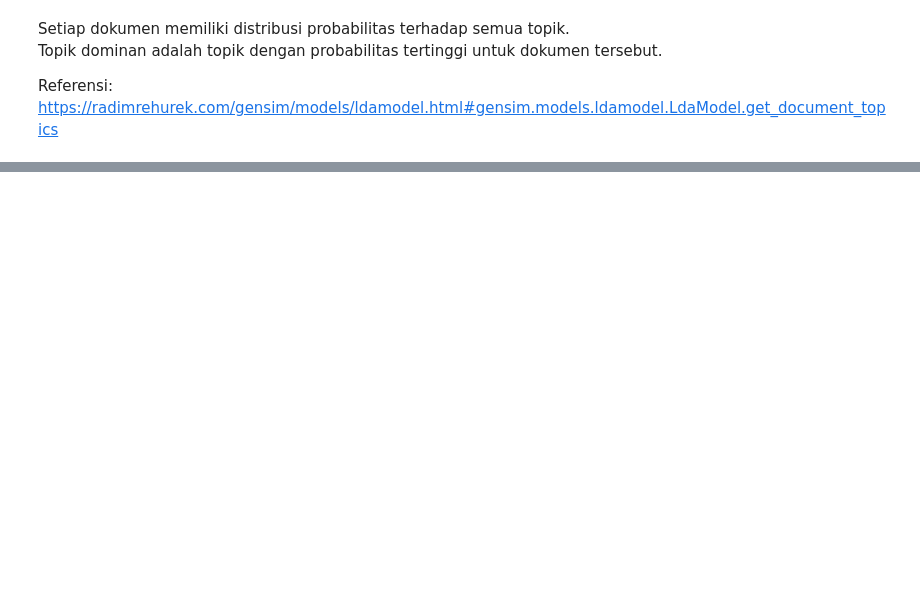
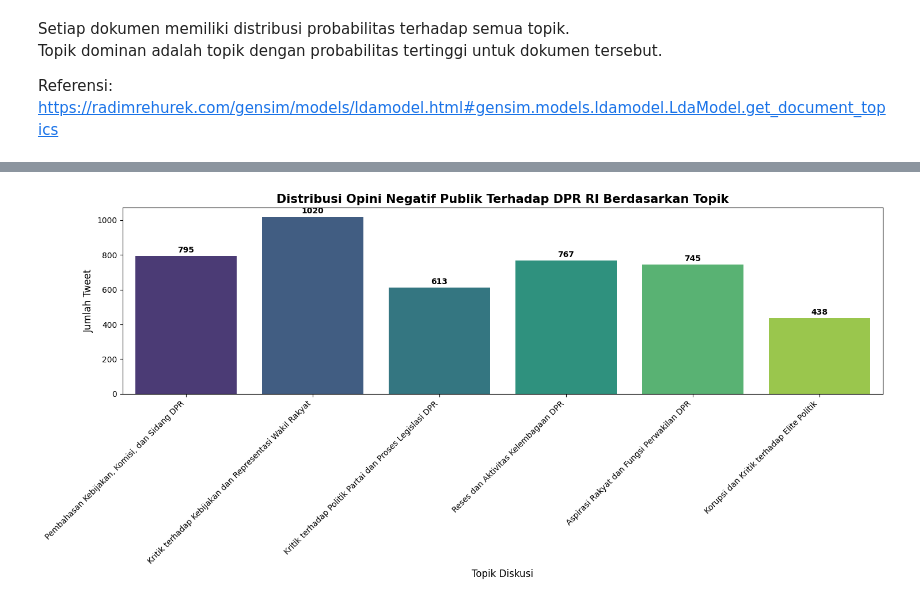
Before and after one commit to riaaazh/TugasAkhir, a Jupyter notebook: topic-modelling/topicmodeling_lda.ipynb, the cells around one changed output, grey strips where cells are left out. Drawn from its saved outputs; the diff is of its cells as text; code cells hidden in the pictures; blank space fills up the shorter version.

```diff
--- a/topic-modelling/topicmodeling_lda.ipynb
+++ b/topic-modelling/topicmodeling_lda.ipynb
@@ -396,0 +909,41 @@ Disimpan: lda_topic_distribution.png
+# %%
+# 19. Visualisasi Distribusi Topik dengan Nama Topik
+import pandas as pd
+import matplotlib.pyplot as plt
+import seaborn as sns
+
+# 1. Load data kembali
+df_final = pd.read_csv('lda_negative_results.csv')
+
+# 2. Hitung jumlah dokumen per topik
+topic_counts = df_final['dominant_topic'].value_counts().sort_index()
+
+# 3. Mapping ID Topik ke Nama Topik (Sesuai interpretasi kita)
+topic_labels = {
+    1: "Pembahasan Kebijakan, Komisi, dan Sidang DPR",
+    2: "Kritik terhadap Kebijakan dan Representasi Wakil Rakyat",
+    3: "Kritik terhadap Politik Partai dan Proses Legislasi DPR",
+    4: "Reses dan Aktivitas Kelembagaan DPR",
+    5: "Aspirasi Rakyat dan Fungsi Perwakilan DPR",
+    6: "Korupsi dan Kritik terhadap Elite Politik"
+}
+
+topic_counts.index = topic_counts.index.map(topic_labels)
+
+# 4. Plotting
+plt.figure(figsize=(15, 7))
+sns.barplot(x=topic_counts.index, y=topic_counts.values, palette="viridis")
+
+plt.title("Distribusi Opini Negatif Publik Terhadap DPR RI Berdasarkan Topik", fontsize=15, fontweight='bold')
+plt.xlabel("Topik Diskusi", fontsize=12)
+plt.ylabel("Jumlah Tweet", fontsize=12)
+plt.xticks(rotation=45, ha="right") # Agar nama topik yang panjang terbaca rapi
+
+# Tambahkan label angka di atas batang
+for i, v in enumerate(topic_counts.values):
+    plt.text(i, v + 20, str(v), ha='center', fontweight='bold')
+
+plt.tight_layout()
+plt.show()
+# %% [output]
+[figure, added]
```
Also changed, not shown: parts of 23 cells of this notebook, 14 other files.
